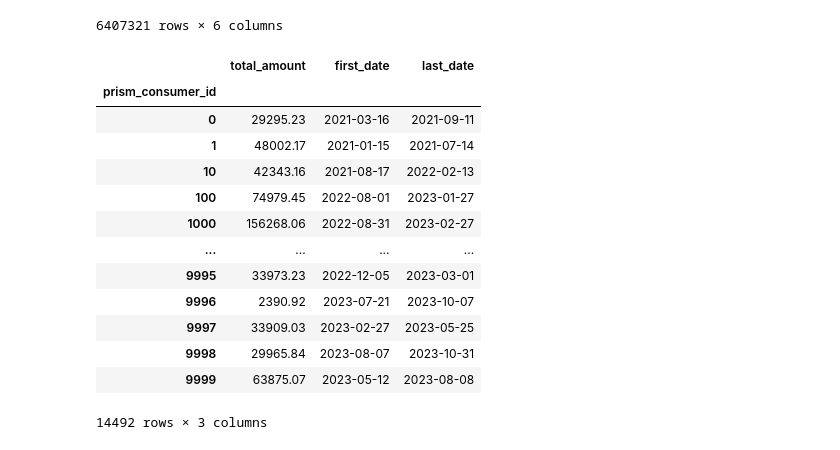
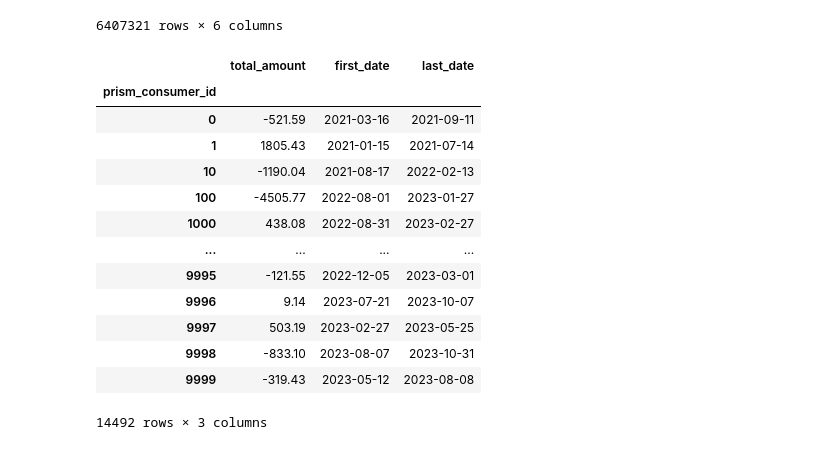
Before and after one commit to hillarychang/dsc180b-capstone-q2, a Jupyter notebook: src/notebooks/Jevan_feature_creation.ipynb, the cells around one changed output. Drawn from its saved outputs; the diff is of its cells as text; code cells hidden in the pictures.

Commit message:
Added Time Interval based features

```diff
--- a/src/notebooks/Jevan_feature_creation.ipynb
+++ b/src/notebooks/Jevan_feature_creation.ipynb
@@ -268,27 +302,25 @@ trxnDF
 | 6407320 | 10533 | 6405308 | 14 | 16.04 | DEBIT | 2022-03-31 |
 6407321 rows × 6 columns
 # %%
-#Average Balance Per Month
-def find_month(date):
-    return date.month
 trxn_time = trxnDF.copy()
+trxn_time.loc[trxn_time['credit_or_debit'] == 'DEBIT', 'amount'] *= -1
 trxn_time = trxn_time.groupby(['prism_consumer_id']).agg(total_amount=('amount', 'sum'),
                                                            first_date=('posted_date', 'min'), last_date=('posted_date','max'))
 trxn_time
 # %% [output]
 |  | total_amount | first_date | last_date |
 | prism_consumer_id |  |  |  |
-| 0 | 29295.23 | 2021-03-16 | 2021-09-11 |
-| 1 | 48002.17 | 2021-01-15 | 2021-07-14 |
-| 10 | 42343.16 | 2021-08-17 | 2022-02-13 |
-| 100 | 74979.45 | 2022-08-01 | 2023-01-27 |
-| 1000 | 156268.06 | 2022-08-31 | 2023-02-27 |
+| 0 | -521.59 | 2021-03-16 | 2021-09-11 |
+| 1 | 1805.43 | 2021-01-15 | 2021-07-14 |
+| 10 | -1190.04 | 2021-08-17 | 2022-02-13 |
+| 100 | -4505.77 | 2022-08-01 | 2023-01-27 |
+| 1000 | 438.08 | 2022-08-31 | 2023-02-27 |
 | ... | ... | ... | ... |
-| 9995 | 33973.23 | 2022-12-05 | 2023-03-01 |
-| 9996 | 2390.92 | 2023-07-21 | 2023-10-07 |
-| 9997 | 33909.03 | 2023-02-27 | 2023-05-25 |
-| 9998 | 29965.84 | 2023-08-07 | 2023-10-31 |
-| 9999 | 63875.07 | 2023-05-12 | 2023-08-08 |
+| 9995 | -121.55 | 2022-12-05 | 2023-03-01 |
+| 9996 | 9.14 | 2023-07-21 | 2023-10-07 |
+| 9997 | 503.19 | 2023-02-27 | 2023-05-25 |
+| 9998 | -833.10 | 2023-08-07 | 2023-10-31 |
+| 9999 | -319.43 | 2023-05-12 | 2023-08-08 |
 14492 rows × 3 columns
 # %%
 trxn_time['last_date'] = pd.to_datetime(trxn_time['last_date'])
```
Also changed, not shown: parts of 22 cells of this notebook.
